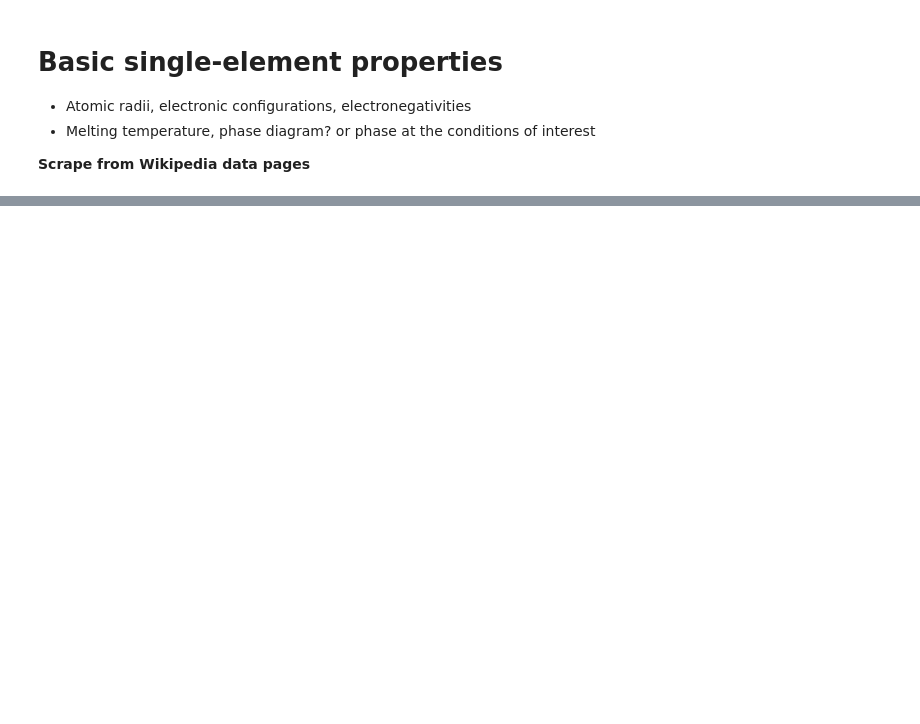
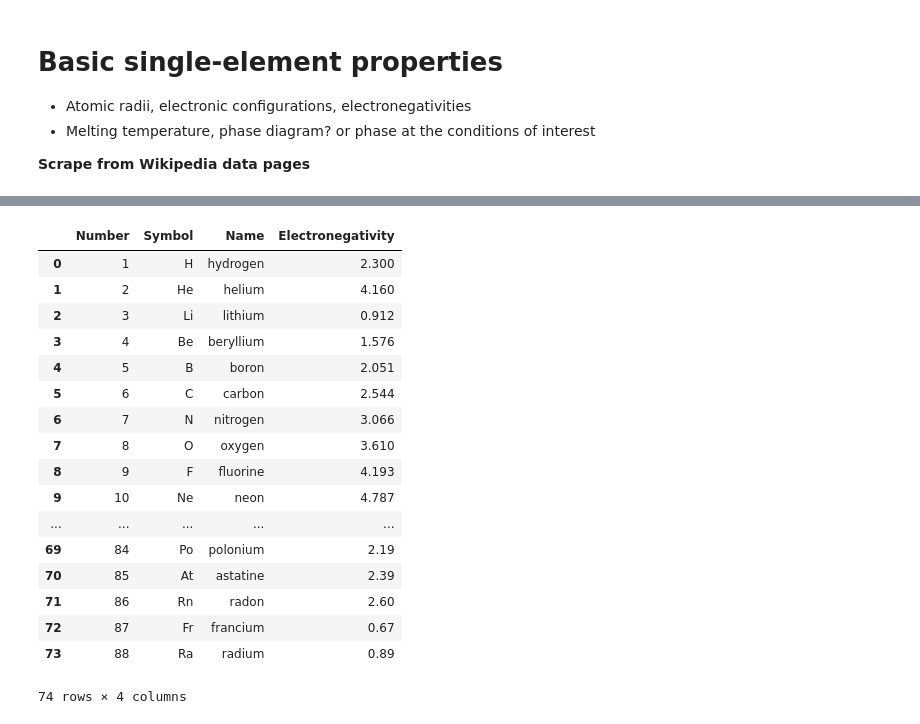
Before and after one commit to vlcekl/alloys-class, a Jupyter notebook: notebooks/single-element-properties.ipynb, the cells around one changed output, grey strips where cells are left out. Cells and saved outputs as stored; diff of their text form; code cells hidden in the pictures; blank space fills up the shorter version.

```diff
--- a/notebooks/single-element-properties.ipynb
+++ b/notebooks/single-element-properties.ipynb
@@ -38,0 +82,22 @@ C_p 1
+# %%
+df_eln = dfs['elneg1']
+df_eln
+# %% [output]
+|  | Number | Symbol | Name | Electronegativity |
+| 0 | 1 | H | hydrogen | 2.300 |
+| 1 | 2 | He | helium | 4.160 |
+| 2 | 3 | Li | lithium | 0.912 |
+| 3 | 4 | Be | beryllium | 1.576 |
+| 4 | 5 | B | boron | 2.051 |
+| 5 | 6 | C | carbon | 2.544 |
+| 6 | 7 | N | nitrogen | 3.066 |
+| 7 | 8 | O | oxygen | 3.610 |
+| 8 | 9 | F | fluorine | 4.193 |
+| 9 | 10 | Ne | neon | 4.787 |
+| ... | ... | ... | ... | ... |
+| 69 | 84 | Po | polonium | 2.19 |
+| 70 | 85 | At | astatine | 2.39 |
+| 71 | 86 | Rn | radon | 2.60 |
+| 72 | 87 | Fr | francium | 0.67 |
+| 73 | 88 | Ra | radium | 0.89 |
+74 rows × 4 columns
```
Also changed, not shown: parts of 8 cells of this notebook, 9 other files.
